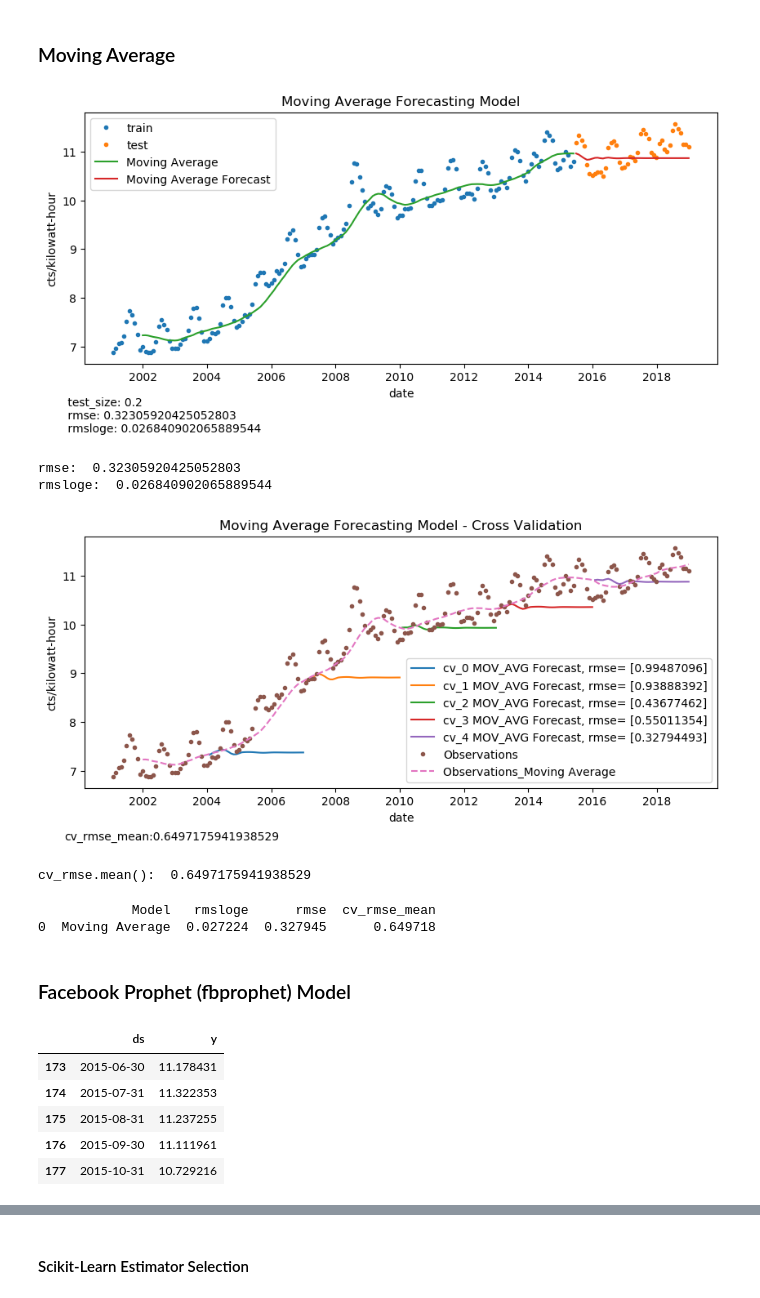
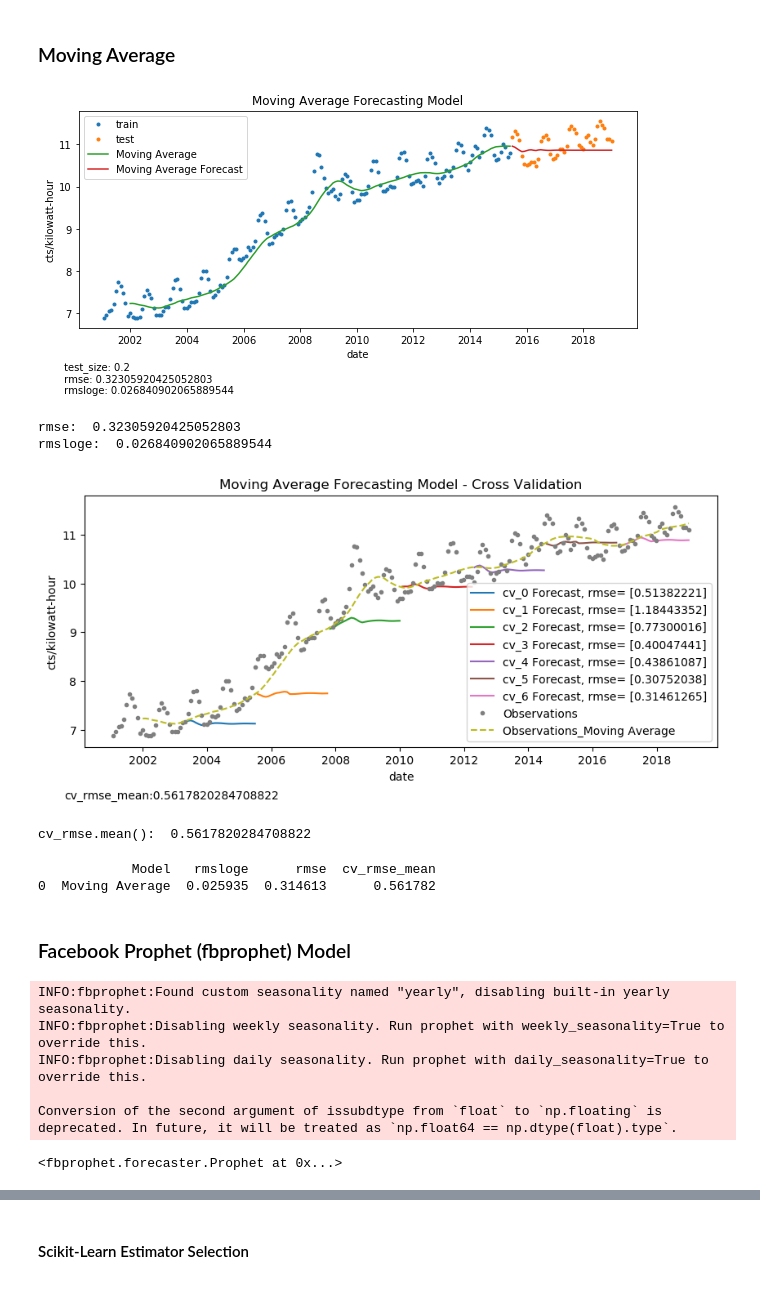
Before and after one commit to megiza/First_CapstoneProject, a Jupyter notebook: Project1_Part4.ipynb, the cells around one changed output, grey strips where cells are left out. Saved outputs shown, nothing was run; the diff lists cells and outputs as text; code cells hidden in the pictures.

```diff
--- a/Project1_Part4.ipynb
+++ b/Project1_Part4.ipynb
@@ -213,7 +224,7 @@ df_test=df_data.iloc[max_idx_train:,slice(None)].set_index('date')
 ts_y_train=df_train[variable]
 ts_y_test=df_test[variable]
 
-moving_avg_data=ts_y_train.copy()
+history=ts_y_train.copy()
 ts_y_hat_avg=ts_y_test.copy()
 
 #'fit the model'
@@ -221,8 +232,8 @@ ts_moving_avg=ts_y_train.rolling(window).mean()
 
 #predict
 for i in ts_y_hat_avg.index :
-    ts_y_hat_avg.loc[i]=moving_avg_data.rolling(window).mean().iloc[-1]
-    moving_avg_data.loc[i]=ts_y_hat_avg.loc[i]
+    ts_y_hat_avg.loc[i]=history.rolling(window).mean().iloc[-1]
+    history.loc[i]=ts_y_hat_avg.loc[i]
 
 #Model assesment
 #Taking the square root of mean_squared_log_error
@@ -245,7 +256,6 @@ plt.xlabel('date')
 
 plt.legend(loc='best')
 plt.title('Moving Average Forecasting Model')
-plt.legend()
 plt.figtext(0.1, -0.1,
             ' test_size: '+str(test_size)+
             '\n rmse: ' + str(mserror)+
@@ -260,7 +270,7 @@ plt.rcdefaults() #restore plot default values
 print('rmse: ', mserror)
 print( 'rmsloge: ',mslogerror)
 # %% [output]
-[figure, old version]
+[figure, new version]
 rmse:  0.32305920425052803
 rmsloge:  0.026840902065889544
 # %%
@@ -269,9 +279,16 @@ df_data=df_monthly_US.copy()
 df_train=pd.DataFrame()
 df_test=pd.DataFrame()
 idx_cv=0
-cv=np.empty(shape=(5,1))
-tscv = TimeSeriesSplit(n_splits=5)
+
+n_splits=7
 window=12
+
+cv=np.empty(shape=(n_splits,1)) #cross_validation performance metric array
+
+
+#Data split
+tscv = TimeSeriesSplit(n_splits)
+
 
 #Format the size of the figure/plot
 width=10
@@ -289,7 +306,7 @@ for train_index, test_index in tscv.split(df_data.index):
     ts_y_test=df_test[variable]
 
 
-    moving_avg_data=ts_y_train.copy()
+    history=ts_y_train.copy()
     ts_y_hat_avg=ts_y_test.copy()
 
 
@@ -298,44 +315,44 @@ for train_index, test_index in tscv.split(df_data.index):
 
     #predict
     for i in ts_y_hat_avg.index :
-        ts_y_hat_avg.loc[i]=moving_avg_data.rolling(window).mean().iloc[-1]
-        moving_avg_data.loc[i]=ts_y_hat_avg.loc[i]
+        ts_y_hat_avg.loc[i]=history.rolling(window).mean().iloc[-1]
+        history.loc[i]=ts_y_hat_avg.loc[i]
 
 
     #Model assesment
     #Taking the square root of mean_squared_log_error
     mslogerror=np.sqrt(mean_squared_log_error( ts_y_test.values, ts_y_hat_avg))
     #Taking the square root of mean_squared_error
     mserror=np.sqrt(mean_squared_error(ts_y_test.values, ts_y_hat_avg))
 
 
     cv[idx_cv]=mserror
 
     #Plotting cross_validation moving average forecast
-    plt.plot(ts_y_hat_avg, label=( 'cv_'+str(idx_cv)+ ' MOV_AVG Forecast, rmse= '+str(cv[idx_cv])))
+    plt.plot(ts_y_hat_avg, label=( 'cv_'+str(idx_cv)+ ' Forecast, rmse= '+str(cv[idx_cv])))
 
     idx_cv+=1
 
 
 #Plotting data
 plt.plot(ts_y_train.append(ts_y_test), marker='.', linestyle='none', label='Observations')
 plt.plot(ts_y_train.append(ts_y_test).rolling(window).mean(), label='Observations_Moving Average', linestyle='dashed')
 plt.xlabel('date')
 plt.ylabel('cts/kilowatt-hour')
 plt.legend(loc='best', fontsize=10)
 plt.title('Moving Average Forecasting Model - Cross Validation')
 plt.figtext(0.1, -0.05,
             'cv_rmse_mean:'+str(cv.mean()),
             horizontalalignment='left',
             fontsize=10)
 plt.savefig('img_part4/moving_average_cv.png', bbox_inches = "tight")
 plt.show()
 plt.rcdefaults() #restore plot default values
 
 print('cv_rmse.mean(): ',cv.mean())
 # %% [output]
-[figure, old version]
+[figure, new version]
-cv_rmse.mean():  0.6497175941938529
+cv_rmse.mean():  0.5617820284708822
 # %%
 
 #saving results for later model selection
@@ -349,7 +366,7 @@ df_model_assesment=df_model_assesment.append({'Model':'Moving Average',
 print(df_model_assesment )
 # %% [output]
             Model   rmsloge      rmse  cv_rmse_mean
-0  Moving Average  0.027224  0.327945      0.649718
+0  Moving Average  0.025935  0.314613      0.561782
 # %% [markdown]
 ### Facebook Prophet (fbprophet) Model
 # %%
@@ -359,21 +376,27 @@ from fbprophet.diagnostics import performance_metrics
 from fbprophet.plot import plot_cross_validation_metric
 # %%
 #Extracting and labeling the time series as required by fbprophet model
+df_data=df_monthly_US.copy()
 variables=['date', "Average retail price of electricity"]
-df_y=df_monthly_US.loc[slice(None),variables]
+df_y=df_data.loc[slice(None),variables]
 df_y.columns=['ds','y'] #prophet model requires the columns to be label as ds and y
+
+#Spliting for train (history) and test (future)
+test_size=0.2
+max_idx_train=round(len(df_y)*(1-test_size))
+df_y_train=df_y.iloc[0:max_idx_train,slice(None)]
+df_y_test=df_y.iloc[max_idx_train:,slice(None)]
+
+#Instantiate
+m = Prophet()
+m.add_seasonality(name='yearly', period=365, fourier_order=5, mode='additive') #Parameters
+
+#fit the model
+m.fit(df_y_train)
+# %% [output]
+INFO:fbprophet:Found custom seasonality named "yearly", disabling built-in yearly seasonality.
+INFO:fbprophet:Disabling weekly seasonality. Run prophet with weekly_seasonality=True to override this.
+INFO:fbprophet:Disabling daily seasonality. Run prophet with daily_seasonality=True to override this.
+
+Conversion of the second argument of issubdtype from `float` to `np.floating` is deprecated. In future, it will be treated as `np.float64 == np.dtype(float).type`.
+<fbprophet.forecaster.Prophet at 0x...>
-# %%
-#Spliting for train (history) and test (future)
-test_size=0.2
-max_idx_train=round(len(df_y)*(1-test_size))
-df_y_train=df_y.iloc[0:max_idx_train,slice(None)]
-df_y_test=df_y.iloc[max_idx_train:,slice(None)]
-
-df_y_test.head()
-# %% [output]
-|  | ds | y |
-| 173 | 2015-06-30 | 11.178431 |
-| 174 | 2015-07-31 | 11.322353 |
-| 175 | 2015-08-31 | 11.237255 |
-| 176 | 2015-09-30 | 11.111961 |
-| 177 | 2015-10-31 | 10.729216 |
```
Also changed, not shown: parts of 24 cells of this notebook, 4 other files.
